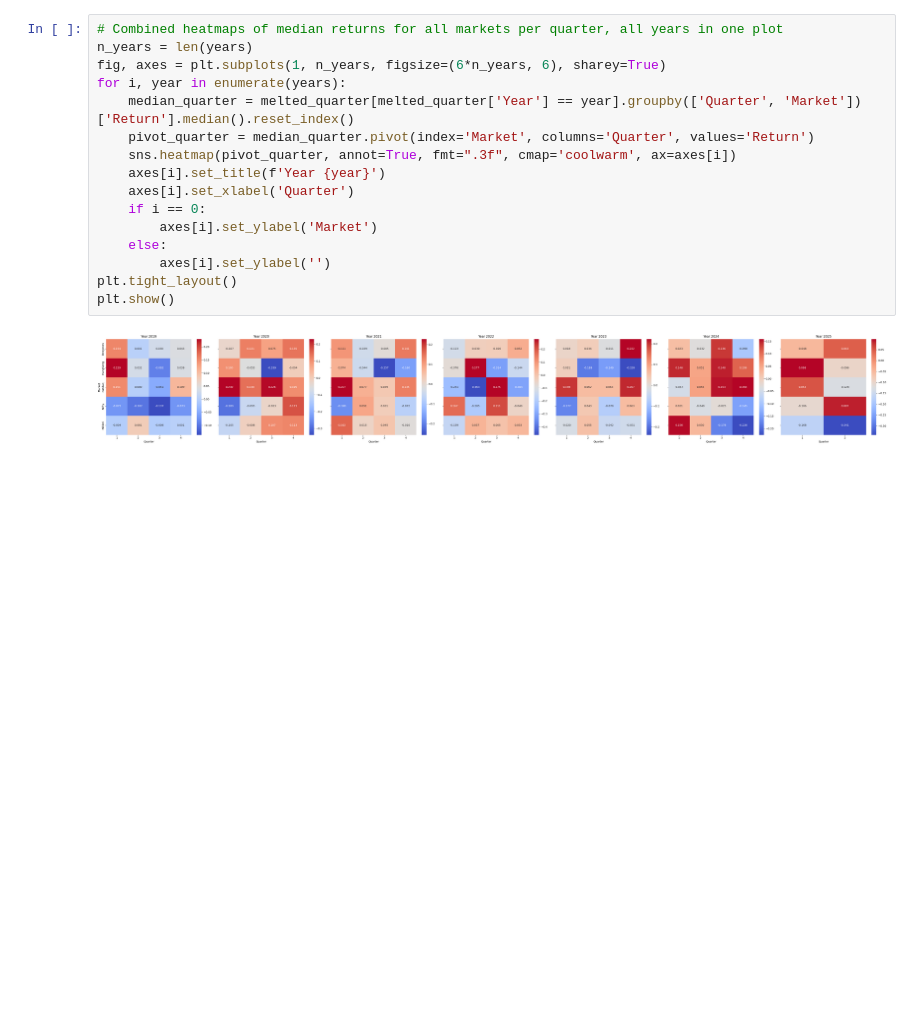
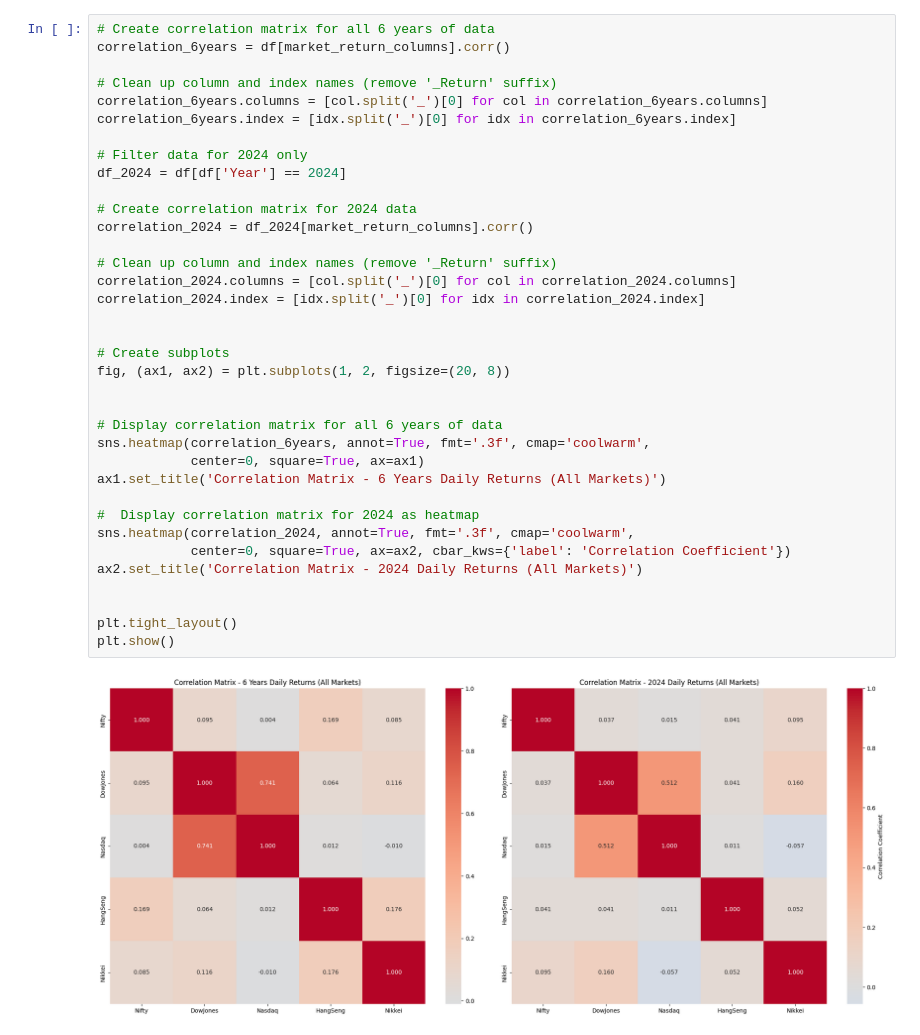
Before and after one commit to pablogrs/nifty_data, a Jupyter notebook: phase2.ipynb, the cells around one changed output. Saved outputs shown, nothing was run; the diff lists cells and outputs as text; blank space fills up the shorter version.

```diff
--- a/phase2.ipynb
+++ b/phase2.ipynb
@@ -127,18 +135,38 @@ for year in years:
-# %%
-# Combined heatmaps of median returns for all markets per quarter, all years in one plot
-n_years = len(years)
-fig, axes = plt.subplots(1, n_years, figsize=(6*n_years, 6), sharey=True)
-for i, year in enumerate(years):
-    median_quarter = melted_quarter[melted_quarter['Year'] == year].groupby(['Quarter', 'Market'])['Return'].median().reset_index()
-    pivot_quarter = median_quarter.pivot(index='Market', columns='Quarter', values='Return')
-    sns.heatmap(pivot_quarter, annot=True, fmt=".3f", cmap='coolwarm', ax=axes[i])
-    axes[i].set_title(f'Year {year}')
-    axes[i].set_xlabel('Quarter')
-    if i == 0:
-        axes[i].set_ylabel('Market')
-    else:
-        axes[i].set_ylabel('')
-plt.tight_layout()
-plt.show()
-# %% [output]
-[figure, removed]
+# %%
+# Create correlation matrix for all 6 years of data
+correlation_6years = df[market_return_columns].corr()
+
+# Clean up column and index names (remove '_Return' suffix)
+correlation_6years.columns = [col.split('_')[0] for col in correlation_6years.columns]
+correlation_6years.index = [idx.split('_')[0] for idx in correlation_6years.index]
+
+# Filter data for 2024 only
+df_2024 = df[df['Year'] == 2024]
+
+# Create correlation matrix for 2024 data
+correlation_2024 = df_2024[market_return_columns].corr()
+
+# Clean up column and index names (remove '_Return' suffix)
+correlation_2024.columns = [col.split('_')[0] for col in correlation_2024.columns]
+correlation_2024.index = [idx.split('_')[0] for idx in correlation_2024.index]
+
+
+# Create subplots
+fig, (ax1, ax2) = plt.subplots(1, 2, figsize=(20, 8))
+
+
+# Display correlation matrix for all 6 years of data
+sns.heatmap(correlation_6years, annot=True, fmt='.3f', cmap='coolwarm',
+            center=0, square=True, ax=ax1)
+ax1.set_title('Correlation Matrix - 6 Years Daily Returns (All Markets)')
+
+#  Display correlation matrix for 2024 as heatmap
+sns.heatmap(correlation_2024, annot=True, fmt='.3f', cmap='coolwarm',
+            center=0, square=True, ax=ax2, cbar_kws={'label': 'Correlation Coefficient'})
+ax2.set_title('Correlation Matrix - 2024 Daily Returns (All Markets)')
+
+
+plt.tight_layout()
+plt.show()
+# %% [output]
+[figure, added]
```
Also changed, not shown: parts of 10 cells of this notebook, 14 other files.
